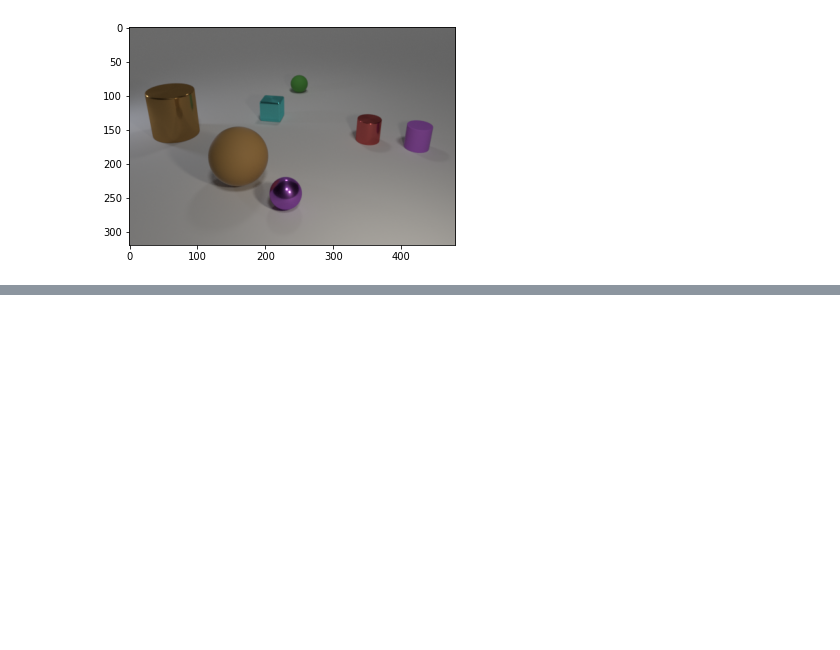
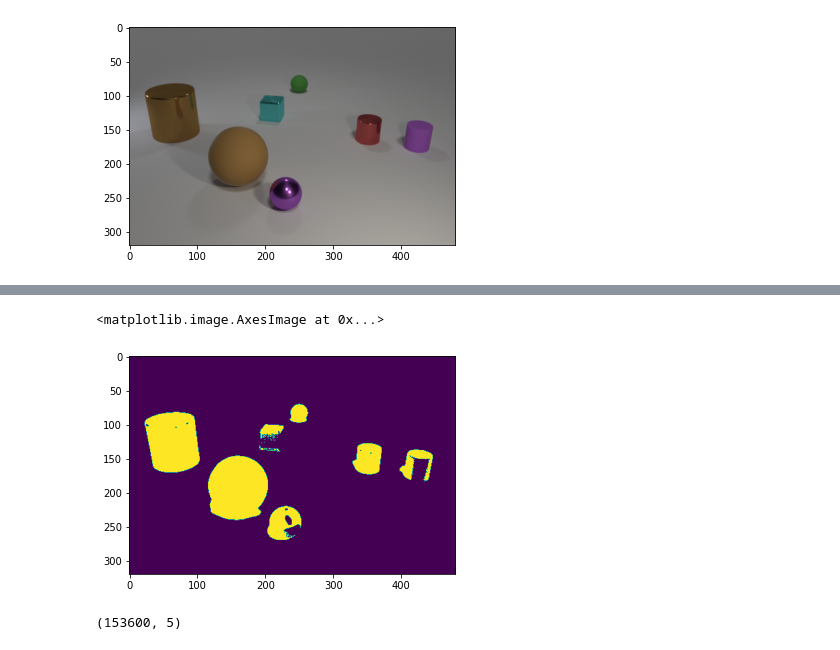
Before and after one commit to Dufko/vzd, a Jupyter notebook: hw_2/notebook.ipynb, the cells around one changed output, grey strips where cells are left out. Cells and saved outputs as stored; diff of their text form; code cells hidden in the pictures; blank space fills up the shorter version.

```diff
--- a/hw_2/notebook.ipynb
+++ b/hw_2/notebook.ipynb
@@ -57,0 +52,17 @@ Created in <span style='font-weight:600;margin-left:4px;'>Deepnote</span></a>
+# %%
+# Ukázka jednoho z obrázků
+import numpy as np
+from PIL import Image
+from matplotlib import pyplot as plt
+from matplotlib.image import imread
+
+image =  Image.open("data/CLEVR_test_001109.png").convert(colors="RGB")
+plt.imshow(image)
+
+
+data = np.array(image)
+#load image
+#image = imread('data/CLEVR_test_001109.png')
+
+#get image dimensions
+#w, h, d = original_shape = tuple(image.shape)
@@ -57,0 +71,18 @@ Created in <span style='font-weight:600;margin-left:4px;'>Deepnote</span></a>
+# %%
+### odtud už je to Vaše
+import numpy as np
+from sklearn.cluster import KMeans
+from PIL import Image
+# otevření a převedení do stupňů šedi
+data = np.delete(data,axis=2,obj=3)
+#print(image_array)
+w,h,d = tuple(data.shape)
+data = np.reshape(data, (w * h, 3))
+#data
+# %%
+km = KMeans(n_clusters=2, n_init=30, max_iter=300).fit(data)
+result = km.labels_.reshape(w,h)
+plt.imshow(result)
+# %% [output]
+<matplotlib.image.AxesImage at 0x...>
+[figure, added]
@@ -57,0 +98,4 @@ Created in <span style='font-weight:600;margin-left:4px;'>Deepnote</span></a>
+# %%
+data_indexed.shape
+# %% [output]
+(153600, 5)
```
Also changed, not shown: parts of 30 cells of this notebook.
